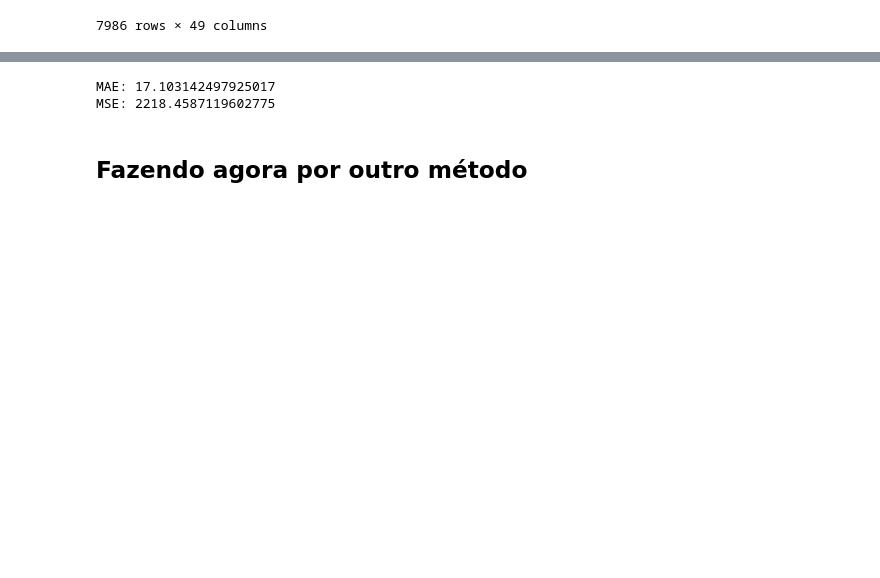
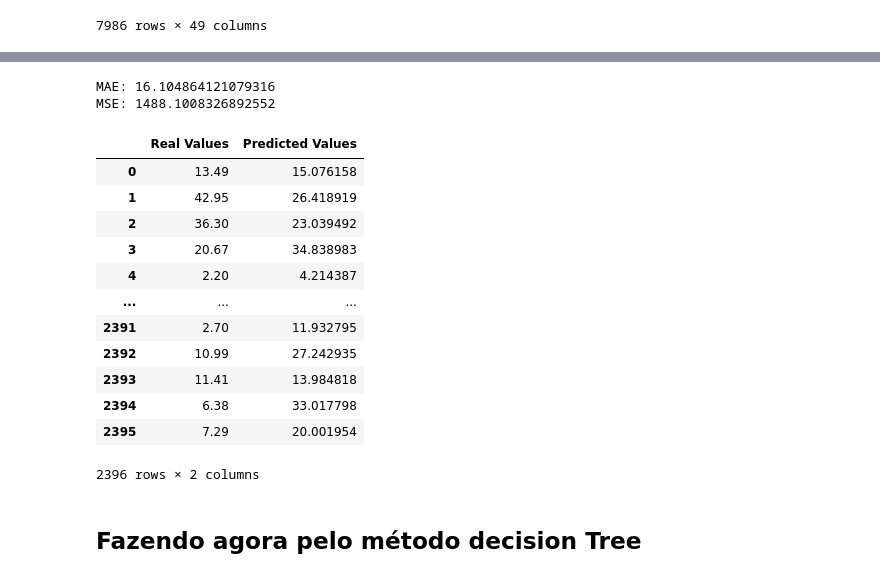
Before and after one commit to betomansur/projeto-2, a Jupyter notebook: Principal.ipynb, the cells around one changed output, grey strips where cells are left out. Drawn from its saved outputs; the diff is of its cells as text; code cells hidden in the pictures; blank space fills up the shorter version.

```diff
--- a/Principal.ipynb
+++ b/Principal.ipynb
@@ -457,9 +418,40 @@ plt.show()
 # %%
 print('MAE: {} '.format(metrics.mean_absolute_error(y_test, predictions)))
-metrics.mean_squared_error(y_test, predictions)
 print('MSE: {} '.format(metrics.mean_squared_error(y_test, predictions)))
 # %% [output]
-MAE: 17.103142497925017
-MSE: 2218.4587119602775
+MAE: 16.104864121079316
+MSE: 1488.1008326892552
+# %%
+a = predictions.tolist()
+lista = []
+i = 0
+while i < len(a):
+    lista.append(a[i][0])
+    i+=1
+
+b = y_test.tolist()
+lista2 = []
+k = 0
+while k < len(b):
+    lista2.append(b[k][0])
+    k+=1
+
+index = range(0,len(y_test))
+df = pd.DataFrame({'Real Values':lista2,'Predicted Values':lista})
+df
+# %% [output]
+|  | Real Values | Predicted Values |
+| 0 | 13.49 | 15.076158 |
+| 1 | 42.95 | 26.418919 |
+| 2 | 36.30 | 23.039492 |
+| 3 | 20.67 | 34.838983 |
+| 4 | 2.20 | 4.214387 |
+| ... | ... | ... |
+| 2391 | 2.70 | 11.932795 |
+| 2392 | 10.99 | 27.242935 |
+| 2393 | 11.41 | 13.984818 |
+| 2394 | 6.38 | 33.017798 |
+| 2395 | 7.29 | 20.001954 |
+2396 rows × 2 columns
 # %% [markdown]
-## Fazendo agora por outro método
+## Fazendo agora pelo método decision Tree
```
Also changed, not shown: parts of 14 cells of this notebook.
